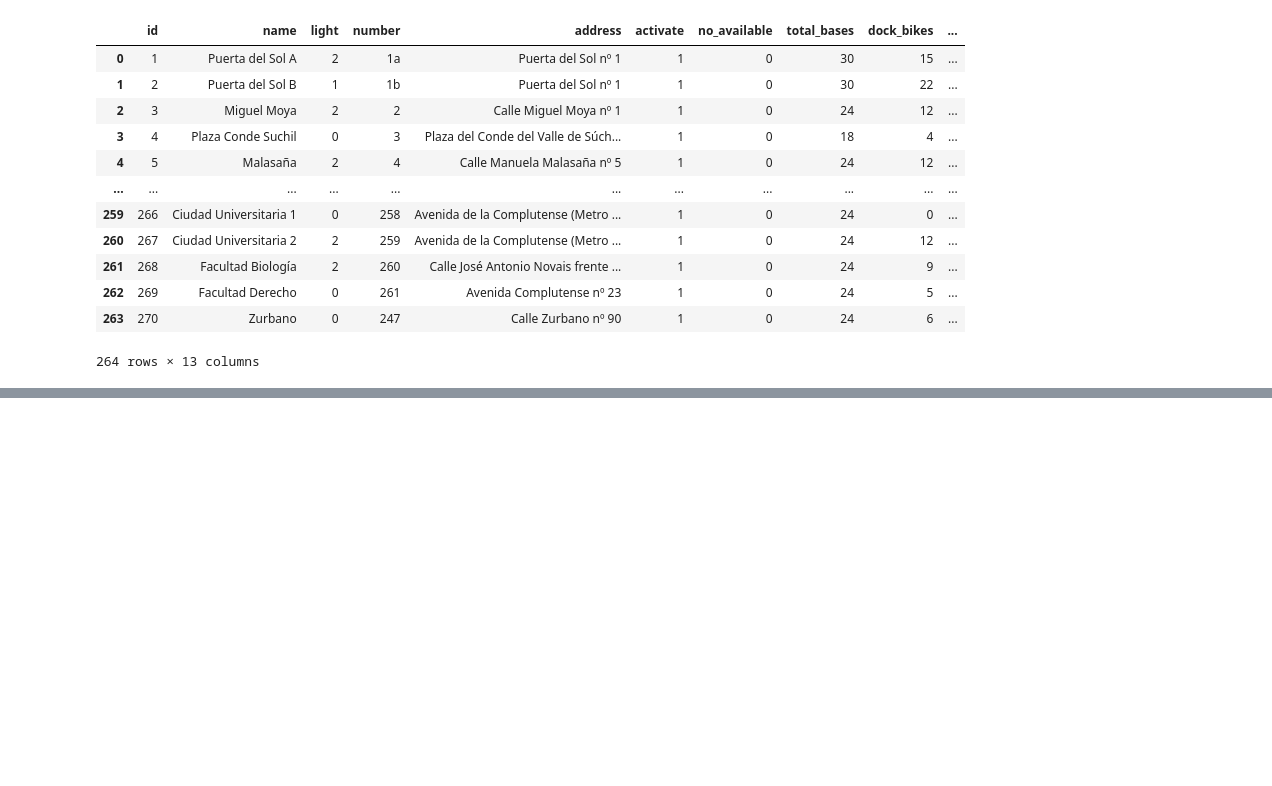
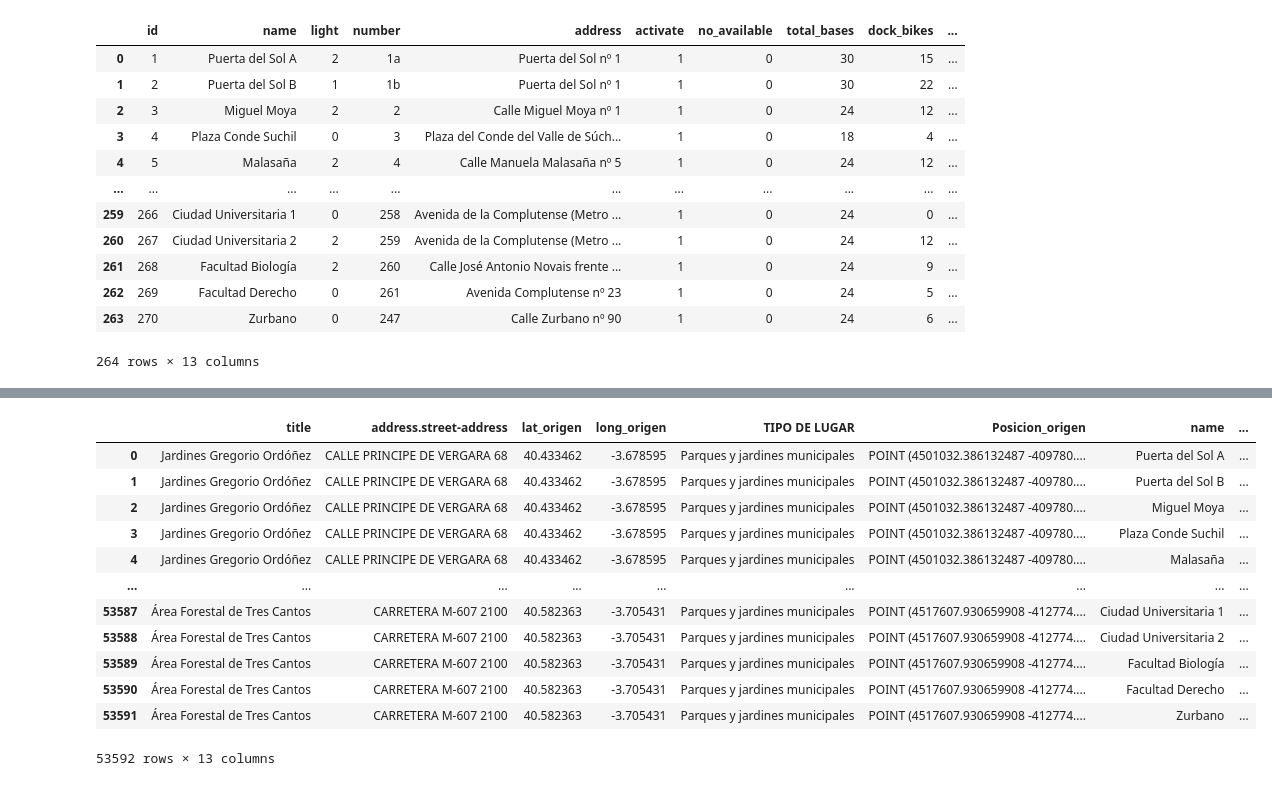
Before and after one commit to silviag-g/ih_datamadpt1121_project_m1, a Jupyter notebook: Acquisition.ipynb, the cells around one changed output, grey strips where cells are left out. Cells and saved outputs as stored; diff of their text form; code cells hidden in the pictures; blank space fills up the shorter version.

```diff
--- a/Acquisition.ipynb
+++ b/Acquisition.ipynb
@@ -68,0 +162,4 @@ parques_jardines
+# %%
+parques_jardines = requests.get('https://datos.madrid.es/egob/catalogo/200761-0-parques-jardines.json')
+parques_jardines = parques_jardines.json()
+parques_jardines
@@ -68,0 +184,3 @@ parques_jardines
+# %%
+parques_jardines = pd.json_normalize(parques_jardines['@graph'])
+parques_jardines
@@ -68,0 +218,3 @@ parques_jardines
+# %%
+parques_jardines= parques_jardines.rename(index=str, columns={'location.latitude': 'lat_origen', 'location.longitude': 'long_origen'})
+parques_jardines
@@ -68,0 +235,3 @@ parques_jardines
+# %%
+df_parques_jardines = pd.DataFrame(parques_jardines[['title', 'address.street-address', 'lat_origen', 'long_origen', 'TIPO DE LUGAR']])
+df_parques_jardines
@@ -68,0 +271,18 @@ parques_jardines
+# %%
+#te juntas ambas matrices, pero no hace ningun sort. Por cada parque "N" estaciones de bici, hace un cruce.
+df_distancias = pd.merge(df_parques_jardines, df_biciMad, how ='cross')
+df_distancias
+# %% [output]
+|  | title | address.street-address | lat_origen | long_origen | TIPO DE LUGAR | Posicion_origen | name | ... |
+| 0 | Jardines Gregorio Ordóñez | CALLE PRINCIPE DE VERGARA 68 | 40.433462 | -3.678595 | Parques y jardines municipales | POINT (4501032.386132487 -409780.... | Puerta del Sol A | ... |
+| 1 | Jardines Gregorio Ordóñez | CALLE PRINCIPE DE VERGARA 68 | 40.433462 | -3.678595 | Parques y jardines municipales | POINT (4501032.386132487 -409780.... | Puerta del Sol B | ... |
+| 2 | Jardines Gregorio Ordóñez | CALLE PRINCIPE DE VERGARA 68 | 40.433462 | -3.678595 | Parques y jardines municipales | POINT (4501032.386132487 -409780.... | Miguel Moya | ... |
+| 3 | Jardines Gregorio Ordóñez | CALLE PRINCIPE DE VERGARA 68 | 40.433462 | -3.678595 | Parques y jardines municipales | POINT (4501032.386132487 -409780.... | Plaza Conde Suchil | ... |
+| 4 | Jardines Gregorio Ordóñez | CALLE PRINCIPE DE VERGARA 68 | 40.433462 | -3.678595 | Parques y jardines municipales | POINT (4501032.386132487 -409780.... | Malasaña | ... |
+| ... | ... | ... | ... | ... | ... | ... | ... | ... |
+| 53587 | Área Forestal de Tres Cantos | CARRETERA M-607 2100 | 40.582363 | -3.705431 | Parques y jardines municipales | POINT (4517607.930659908 -412774.... | Ciudad Universitaria 1 | ... |
+| 53588 | Área Forestal de Tres Cantos | CARRETERA M-607 2100 | 40.582363 | -3.705431 | Parques y jardines municipales | POINT (4517607.930659908 -412774.... | Ciudad Universitaria 2 | ... |
+| 53589 | Área Forestal de Tres Cantos | CARRETERA M-607 2100 | 40.582363 | -3.705431 | Parques y jardines municipales | POINT (4517607.930659908 -412774.... | Facultad Biología | ... |
+| 53590 | Área Forestal de Tres Cantos | CARRETERA M-607 2100 | 40.582363 | -3.705431 | Parques y jardines municipales | POINT (4517607.930659908 -412774.... | Facultad Derecho | ... |
+| 53591 | Área Forestal de Tres Cantos | CARRETERA M-607 2100 | 40.582363 | -3.705431 | Parques y jardines municipales | POINT (4517607.930659908 -412774.... | Zurbano | ... |
+53592 rows × 13 columns
```
Also changed, not shown: parts of 29 cells of this notebook, 5 other files.
